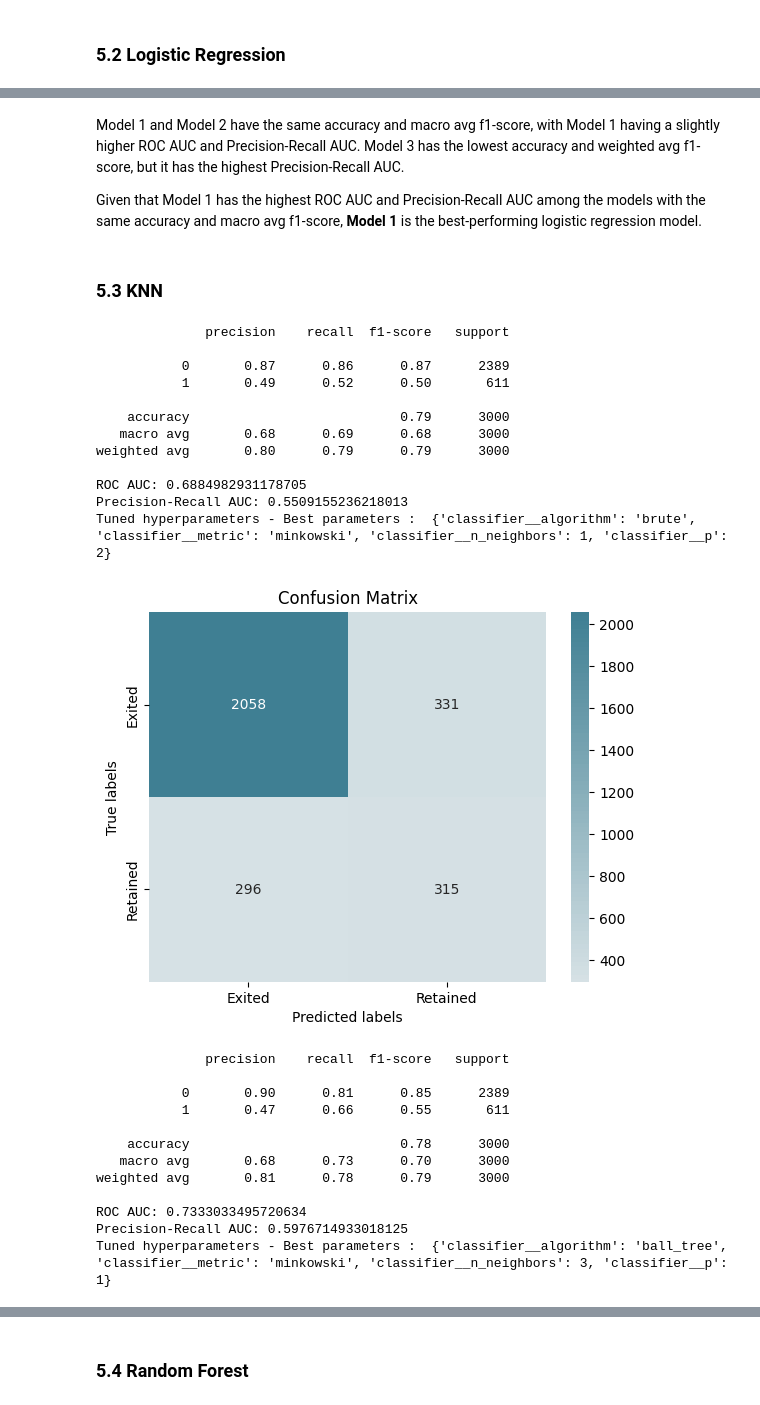
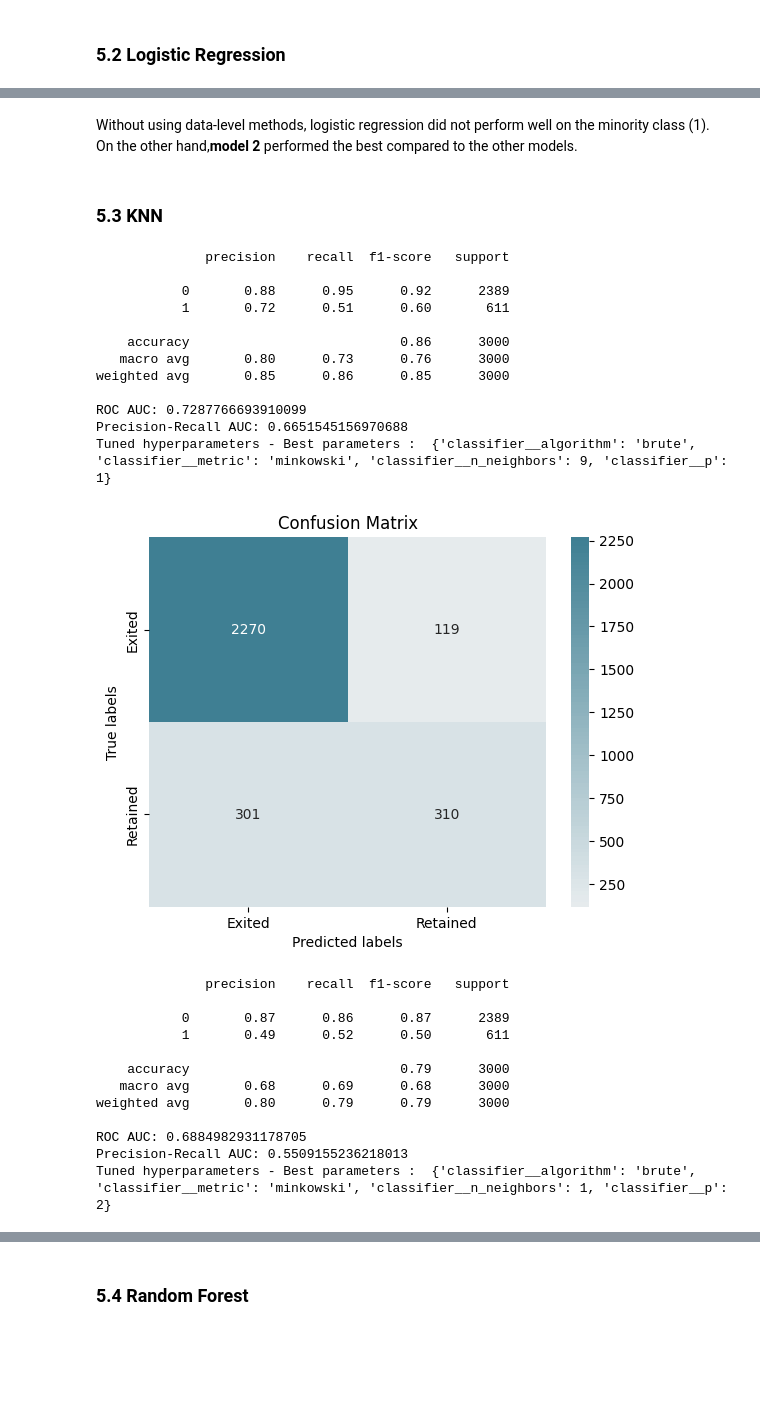
Before and after one commit to Abderrahmane-Chafi/BankCustomerChurnAnalysis, a Jupyter notebook: notebook794dc85e40.ipynb, the cells around one changed output, grey strips where cells are left out. Drawn from its saved outputs; the diff is of its cells as text; code cells hidden in the pictures; blank space fills up the shorter version.

```diff
--- a/notebook794dc85e40.ipynb
+++ b/notebook794dc85e40.ipynb
@@ -505,6 +532,11 @@ parameters_tree = {
     'classifier__min_samples_leaf': [1, 2, 4, 6, 8],
     'classifier__min_samples_split': [2, 3, 4, 5, 6, 7],
 }
+
+pipeline_tree= Pipeline([
+    ('scaler', StandardScaler()),
+    ('classifier', DecisionTreeClassifier(random_state=42))
+])
 
 pipeline_tree_smote = Pipeline([
     ('scaler', StandardScaler()),
@@ -524,10 +556,10 @@ pipeline_tree_under = Pipeline([
     ('classifier', DecisionTreeClassifier(random_state=42))
 ])
 
-
-run_grid_search("Decision Tree",X_train, Y_train, X_test, Y_test, pipeline_tree_over, parameters_tree, 'Oversampling')
-run_grid_search("Decision Tree",X_train, Y_train, X_test, Y_test, pipeline_tree_smote, parameters_tree, 'SMOTE')
-run_grid_search("Decision Tree",X_train, Y_train, X_test, Y_test, pipeline_tree_under, parameters_tree, 'Undersampling')
+run_grid_search("Decision Tree",X_train, Y_train, X_test, Y_test, pipeline_tree, parameters_tree, 'None')
+run_grid_search("Decision Tree(Oversampling)",X_train, Y_train, X_test, Y_test, pipeline_tree_over, parameters_tree, 'Oversampling')
+run_grid_search("Decision Tree(SMOTE)",X_train, Y_train, X_test, Y_test, pipeline_tree_smote, parameters_tree, 'SMOTE')
+run_grid_search("Decision Tree(Undersampling)",X_train, Y_train, X_test, Y_test, pipeline_tree_under, parameters_tree, 'Undersampling')
 
 wb.save('model_comparison.xlsx')
 # %% [output]
@@ -580,6 +630,11 @@ parameters_lr = {
     'classifier__penalty': ['l2'],
     'classifier__solver': ['lbfgs'],
 }
+
+pipeline_lr = Pipeline([
+    ('scaler', StandardScaler()),
+    ('classifier', LogisticRegression(random_state=42))
+])
 
 pipeline_lr_over = Pipeline([
     ('scaler', StandardScaler()),
@@ -599,10 +654,10 @@ pipeline_lr_smote = Pipeline([
     ('classifier', LogisticRegression(random_state=42))
 ])
 
-
-run_grid_search("Logistic Regression",X_train, Y_train, X_test, Y_test, pipeline_lr_over, parameters_lr, 'Oversampling')
-run_grid_search("Logistic Regression",X_train, Y_train, X_test, Y_test, pipeline_lr_smote, parameters_lr, 'SMOTE')
-run_grid_search("Logistic Regression",X_train, Y_train, X_test, Y_test, pipeline_lr_under, parameters_lr, 'Undersampling')
+run_grid_search("Logistic Regression",X_train, Y_train, X_test, Y_test, pipeline_lr, parameters_lr, 'None')
+run_grid_search("Logistic Regression(Oversampling)",X_train, Y_train, X_test, Y_test, pipeline_lr_over, parameters_lr, 'Oversampling')
+run_grid_search("Logistic Regression(SMOTE)",X_train, Y_train, X_test, Y_test, pipeline_lr_smote, parameters_lr, 'SMOTE')
+run_grid_search("Logistic Regression(Undersampling)",X_train, Y_train, X_test, Y_test, pipeline_lr_under, parameters_lr, 'Undersampling')
 
 wb.save('model_comparison.xlsx')
 # %% [output]
@@ -648,7 +716,5 @@ Tuned hyperparameters - Best parameters :  {'classifier__C': 0.1, 'classifier__p
-# %% [markdown]
-Model 1 and Model 2 have the same accuracy and macro avg f1-score, with Model 1 having a slightly higher ROC AUC and Precision-Recall AUC. Model 3 has the lowest accuracy and weighted avg f1-score, but it has the highest Precision-Recall AUC.
-
-Given that Model 1 has the highest ROC AUC and Precision-Recall AUC among the models with the same accuracy and macro avg f1-score, **Model 1** is the best-performing logistic regression model.
+# %% [markdown]
+Without using data-level methods, logistic regression did not perform well on the minority class (1). On the other hand,**model 2** performed the best compared to the other models.
 # %% [markdown]
 ### 5.3 KNN <a class="anchor" id="m4"></a>
 # %%
@@ -658,54 +724,60 @@ parameters_knn = {
     'classifier__p': [1, 2],
     'classifier__metric': ['minkowski','euclidean','manhattan'],
 }
+
+pipeline_knn = Pipeline([
+    ('scaler', StandardScaler()),
+    ('classifier', KNeighborsClassifier())
+])
 
 pipeline_knn_smote = Pipeline([
     ('scaler', StandardScaler()),
     ('smote', SMOTE(random_state=42)),
     ('classifier', KNeighborsClassifier())
 ])
 
 
 pipeline_knn_over = Pipeline([
     ('scaler', StandardScaler()),
     ('oversample', RandomOverSampler(random_state=42)),
     ('classifier', KNeighborsClassifier())
 ])
 
 pipeline_knn_under = Pipeline([
     ('scaler', StandardScaler()),
     ('undersample', RandomUnderSampler(random_state=42)),
     ('classifier', KNeighborsClassifier())
 ])
 
-run_grid_search("KNN",X_train, Y_train, X_test, Y_test, pipeline_knn_over, parameters_knn, 'Oversampling')
-run_grid_search("KNN",X_train, Y_train, X_test, Y_test, pipeline_knn_smote, parameters_knn, 'SMOTE')
-run_grid_search("KNN",X_train, Y_train, X_test, Y_test, pipeline_knn_under, parameters_knn, 'Undersampling')
+run_grid_search("KNN",X_train, Y_train, X_test, Y_test, pipeline_knn, parameters_knn, 'None')
+run_grid_search("KNN(Oversampling)",X_train, Y_train, X_test, Y_test, pipeline_knn_over, parameters_knn, 'Oversampling')
+run_grid_search("KNN(SMOTE)",X_train, Y_train, X_test, Y_test, pipeline_knn_smote, parameters_knn, 'SMOTE')
+run_grid_search("KNN(Undersampling)",X_train, Y_train, X_test, Y_test, pipeline_knn_under, parameters_knn, 'Undersampling')
 
 wb.save('model_comparison.xlsx')
 # %% [output]
               precision    recall  f1-score   support
 
-           0       0.87      0.86      0.87      2389
-           1       0.49      0.52      0.50       611
+           0       0.88      0.95      0.92      2389
+           1       0.72      0.51      0.60       611
 
-    accuracy                           0.79      3000
-   macro avg       0.68      0.69      0.68      3000
-weighted avg       0.80      0.79      0.79      3000
+    accuracy                           0.86      3000
+   macro avg       0.80      0.73      0.76      3000
+weighted avg       0.85      0.86      0.85      3000
 
-ROC AUC: 0.6884982931178705
-Precision-Recall AUC: 0.5509155236218013
-Tuned hyperparameters - Best parameters :  {'classifier__algorithm': 'brute', 'classifier__metric': 'minkowski', 'classifier__n_neighbors': 1, 'classifier__p': 2}
+ROC AUC: 0.7287766693910099
+Precision-Recall AUC: 0.6651545156970688
+Tuned hyperparameters - Best parameters :  {'classifier__algorithm': 'brute', 'classifier__metric': 'minkowski', 'classifier__n_neighbors': 9, 'classifier__p': 1}
-[figure, old version]
+[figure, new version]
               precision    recall  f1-score   support
 
-           0       0.90      0.81      0.85      2389
-           1       0.47      0.66      0.55       611
+           0       0.87      0.86      0.87      2389
+           1       0.49      0.52      0.50       611
 
-    accuracy                           0.78      3000
-   macro avg       0.68      0.73      0.70      3000
-weighted avg       0.81      0.78      0.79      3000
+    accuracy                           0.79      3000
+   macro avg       0.68      0.69      0.68      3000
+weighted avg       0.80      0.79      0.79      3000
 
-ROC AUC: 0.7333033495720634
-Precision-Recall AUC: 0.5976714933018125
-Tuned hyperparameters - Best parameters :  {'classifier__algorithm': 'ball_tree', 'classifier__metric': 'minkowski', 'classifier__n_neighbors': 3, 'classifier__p': 1}
+ROC AUC: 0.6884982931178705
+Precision-Recall AUC: 0.5509155236218013
+Tuned hyperparameters - Best parameters :  {'classifier__algorithm': 'brute', 'classifier__metric': 'minkowski', 'classifier__n_neighbors': 1, 'classifier__p': 2}
```
Also changed, not shown: parts of 20 cells of this notebook.
